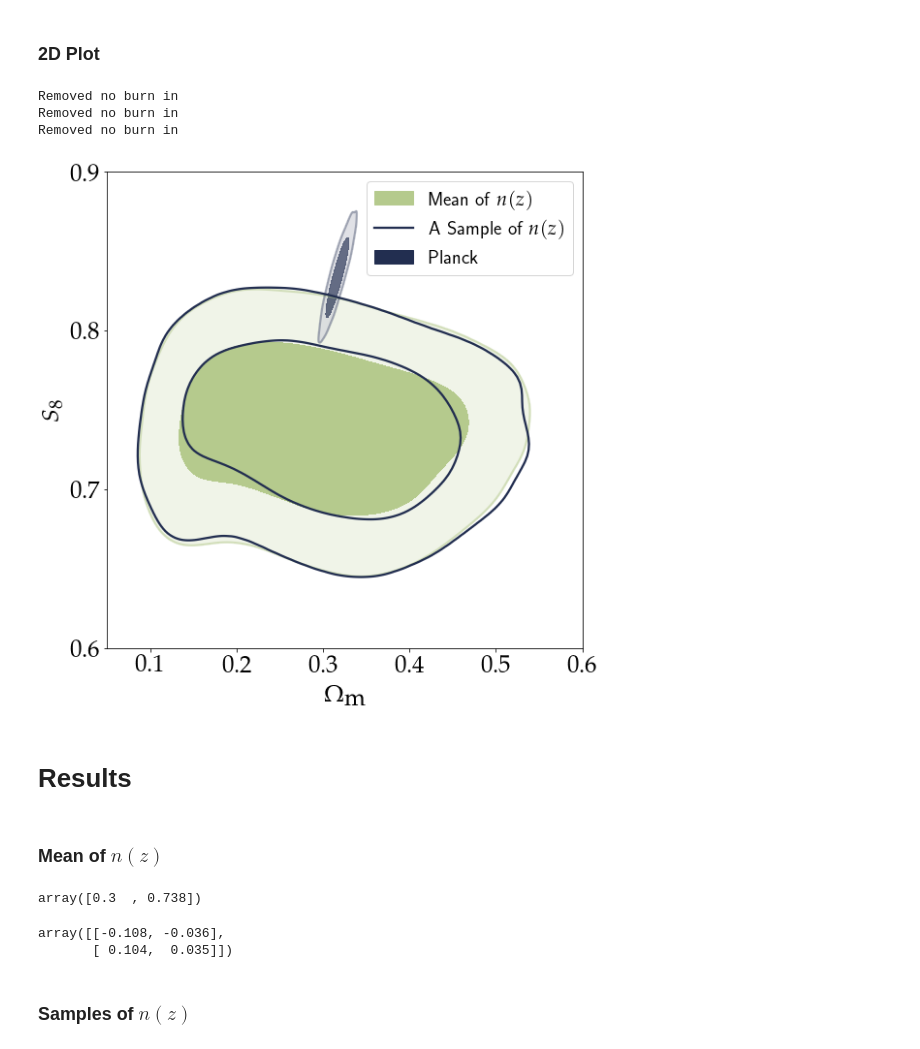
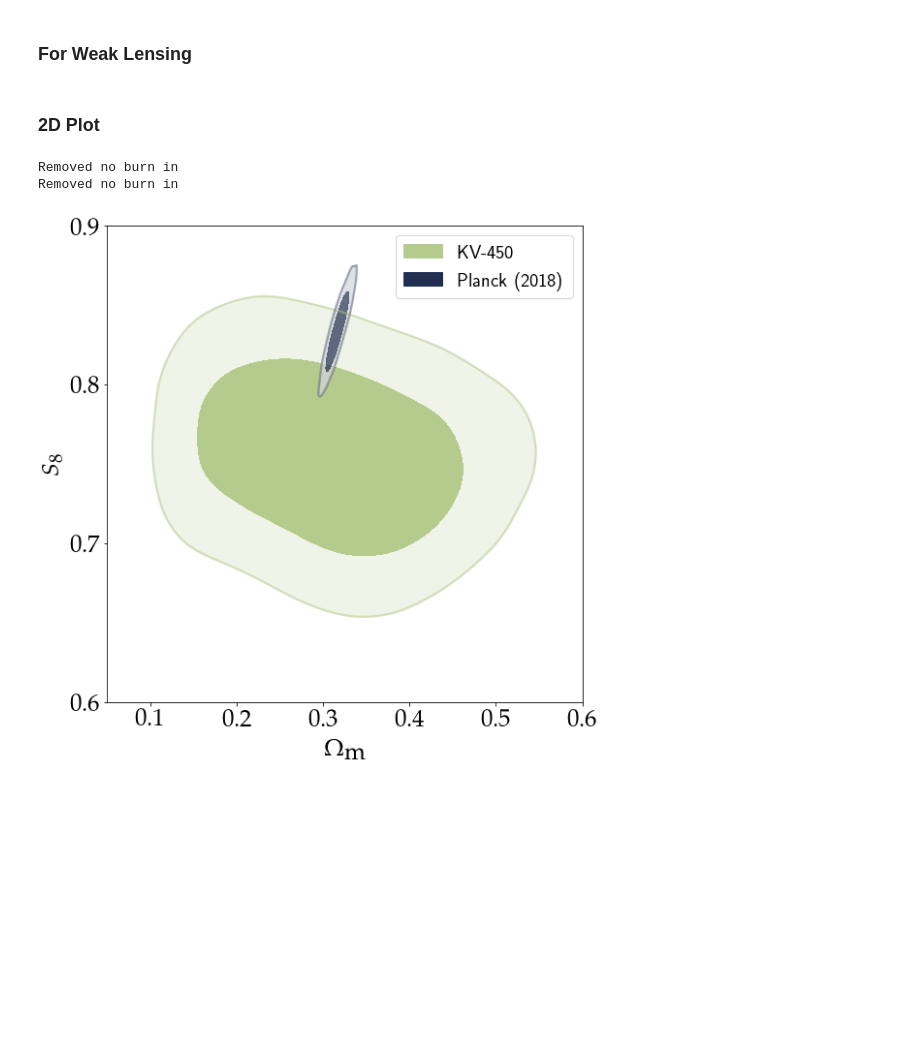
Before and after one commit to Harry45/KV-450, a Jupyter notebook: triangle_plot.ipynb, the cells around one changed output. Saved outputs shown, nothing was run; the diff lists cells and outputs as text; code cells hidden in the pictures; blank space fills up the shorter version.

Commit message:
plottings

```diff
--- a/triangle_plot.ipynb
+++ b/triangle_plot.ipynb
@@ -190,0 +61,5 @@ samples_2d_boot = np.concatenate((omega_matter_boot.reshape(nsamples, 1), S_8_bo
+# %%
+# the first two columns are the counts and chi2 values respectively
+all_samples = np.concatenate(all_samples)[:,2:]
+samples = all_samples[:,cols]
+samples[:,-3] *= 1E4
@@ -205,3 +205,10 @@ samples_planck = np.concatenate([s1, s2, s3, s4])
+# %% [markdown]
+### For Weak Lensing
+# %%
+samples_kv = all_samples[:,[-2, -1]]
+# %%
+# we need to calculate the value of S_8
+samples_kv[:,-1] = samples_kv[:,-1] * np.sqrt(samples_kv[:,0]/0.3)
 # %% [markdown]
 ### 2D Plot
 # %%
@@ -212,46 +219,28 @@ ndim = 2
 names = ["x%s"%i for i in range(ndim)]
 labels = [r'$\Omega_{\textrm{m}}$', r'$S_{8}$']
 
-
-mean_plot = MCSamples(samples=samples_2d_mean,names = names, labels = labels, settings = settings)
-boot_plot = MCSamples(samples=samples_2d_boot,names = names, labels = labels, settings = settings)
-plan_plot = MCSamples(samples=samples_planck,names = names, labels = labels, settings = settings)
+plan_plot = MCSamples(samples=samples_planck,names=names, labels=labels, settings=settings)
+kv_plot = MCSamples(samples=samples_kv, names=names, labels=labels, settings=settings)
 # %% [output]
 Removed no burn in
 Removed no burn in
-Removed no burn in
 # %%
 G = plots.getSinglePlotter(width_inch=8, ratio=1)
 G.settings.num_plot_contours = 2
 G.settings.lw_contour = 1
 G.settings.axes_fontsize = 25
 G.settings.lab_fontsize = 25
 G.settings.fontsize = 25 # important for padding in x-axis
 G.settings.solid_contour_palefactor = 0.8
 G.settings.alpha_filled_add = alpha
 G.settings.legend_fontsize = 20
-mean_plot.updateSettings({'contours': [0.68, 0.95]})
-boot_plot.updateSettings({'contours': [0.68, 0.95]})
-G.plot_2d([mean_plot, boot_plot, plan_plot], 'x0', 'x1', filled=[True, False, True], colors=['#B5CA8D', '#222E50', '#222E50'])
-G.add_legend([label_mean, label_boot, 'Planck'], legend_loc='upper right');
+kv_plot.updateSettings({'contours': [0.68, 0.95]})
+plan_plot.updateSettings({'contours': [0.68, 0.95]})
+G.plot_2d([kv_plot, plan_plot], 'x0', 'x1', filled=[True, True], colors=['#B5CA8D', '#222E50'], rasterized=True)
+G.add_legend(['KV-450', 'Planck (2018)'], legend_loc='upper right');
 plt.xlim(0.05, 0.60)
 plt.ylim(0.60, 0.90)
-plt.savefig('plots/S8_Omega_Matter_Planck.pdf', transparent = False, bbox_inches = 'tight')
+# plt.savefig('results/Paper/S8_Omega_Matter.pdf', transparent = False, bbox_inches = 'tight')
 plt.show()
 # %% [output]
-[figure, old version]
+[figure, new version]
-# %% [markdown]
-# Results
-# %% [markdown]
-### Mean of $n(z)$
-# %%
-np.mean(samples_2d_mean, axis = 0)
-# %% [output]
-array([0.3  , 0.738])
-# %%
-np.percentile(samples_2d_mean,[16,84],axis=0) - np.mean(samples_2d_mean, axis = 0)
-# %% [output]
-array([[-0.108, -0.036],
-       [ 0.104,  0.035]])
-# %% [markdown]
-### Samples of $n(z)$
```
Also changed, not shown: parts of 55 cells of this notebook, 10 other files.
